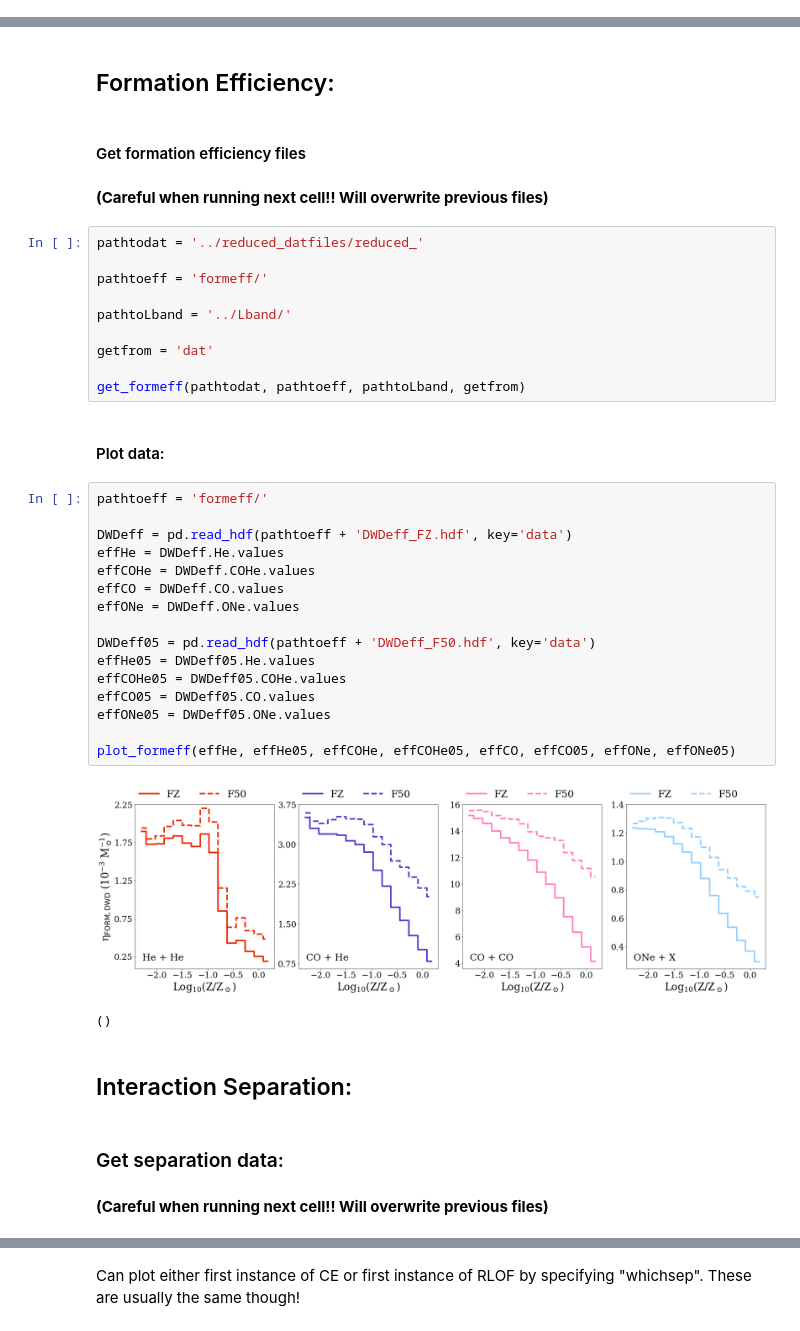
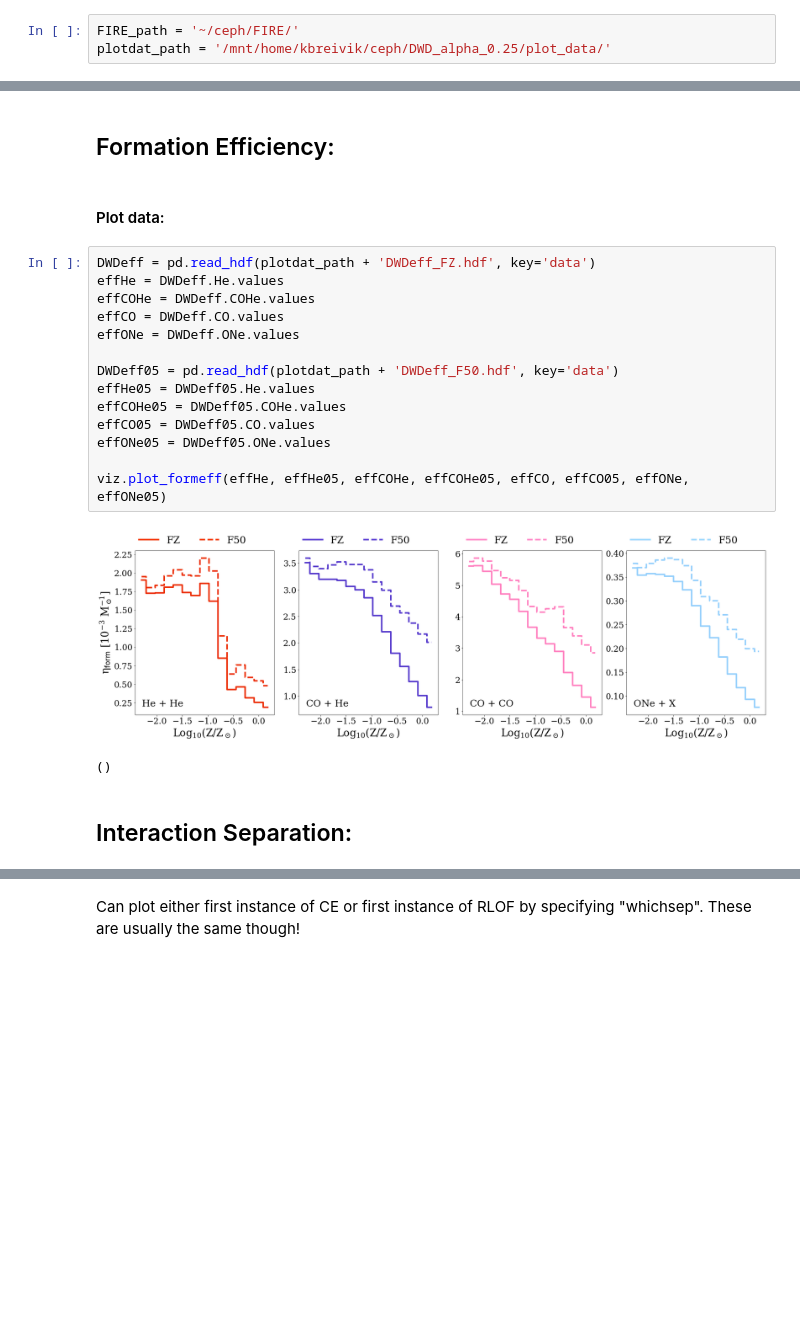
Before and after one commit to sarahthiele/DAWDLE, a Jupyter notebook: visualization.ipynb, the cells around one changed output, grey strips where cells are left out. Cells and saved outputs as stored; diff of their text form; blank space fills up the shorter version.

```diff
--- a/visualization.ipynb
+++ b/visualization.ipynb
@@ -20,0 +21,3 @@ obs_hz = 1 / obs_sec
+# %%
+FIRE_path = '~/ceph/FIRE/'
+plotdat_path = '/mnt/home/kbreivik/ceph/DWD_alpha_0.25/plot_data/'
@@ -35,41 +45,23 @@ plot_FIREpos()
 # %% [markdown]
 ## Formation Efficiency:
-# %% [markdown]
-#### Get formation efficiency files
-#### __(Careful when running next cell!! Will overwrite previous files)__
-# %%
-pathtodat = '../reduced_datfiles/reduced_'
-
-pathtoeff = 'formeff/'
-
-pathtoLband = '../Lband/'
-
-getfrom = 'dat'
-
-get_formeff(pathtodat, pathtoeff, pathtoLband, getfrom)
 # %% [markdown]
 #### Plot data:
 # %%
-pathtoeff = 'formeff/'
-
-DWDeff = pd.read_hdf(pathtoeff + 'DWDeff_FZ.hdf', key='data')
+DWDeff = pd.read_hdf(plotdat_path + 'DWDeff_FZ.hdf', key='data')
 effHe = DWDeff.He.values
 effCOHe = DWDeff.COHe.values
 effCO = DWDeff.CO.values
 effONe = DWDeff.ONe.values
 
-DWDeff05 = pd.read_hdf(pathtoeff + 'DWDeff_F50.hdf', key='data')
+DWDeff05 = pd.read_hdf(plotdat_path + 'DWDeff_F50.hdf', key='data')
 effHe05 = DWDeff05.He.values
 effCOHe05 = DWDeff05.COHe.values
 effCO05 = DWDeff05.CO.values
 effONe05 = DWDeff05.ONe.values
 
-plot_formeff(effHe, effHe05, effCOHe, effCOHe05, effCO, effCO05, effONe, effONe05)
+viz.plot_formeff(effHe, effHe05, effCOHe, effCOHe05, effCO, effCO05, effONe, effONe05)
 # %% [output]
-[figure, old version]
+[figure, new version]
 ()
 # %% [markdown]
 ## Interaction Separation:
-# %% [markdown]
-### Get separation data:
-#### __(Careful when running next cell!! Will overwrite previous files)__
```
Also changed, not shown: parts of 29 cells of this notebook, 10 other files.
